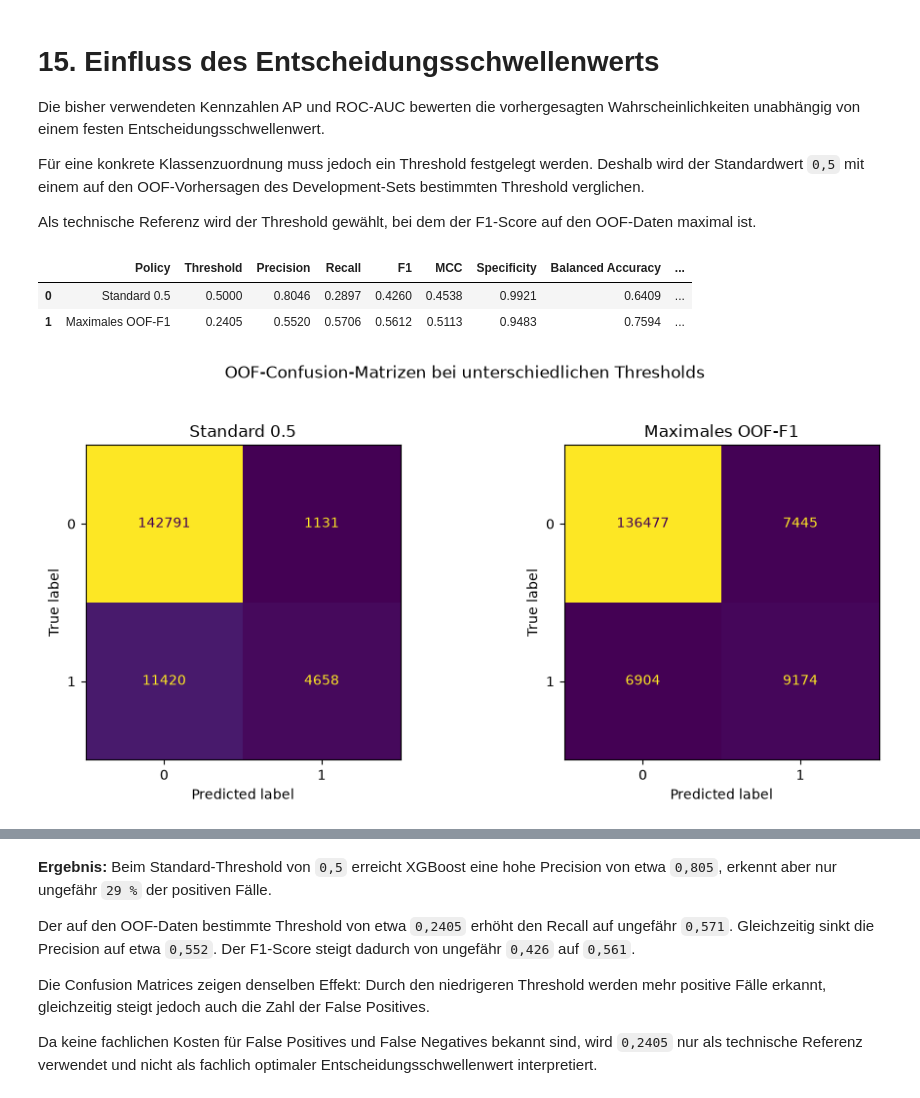
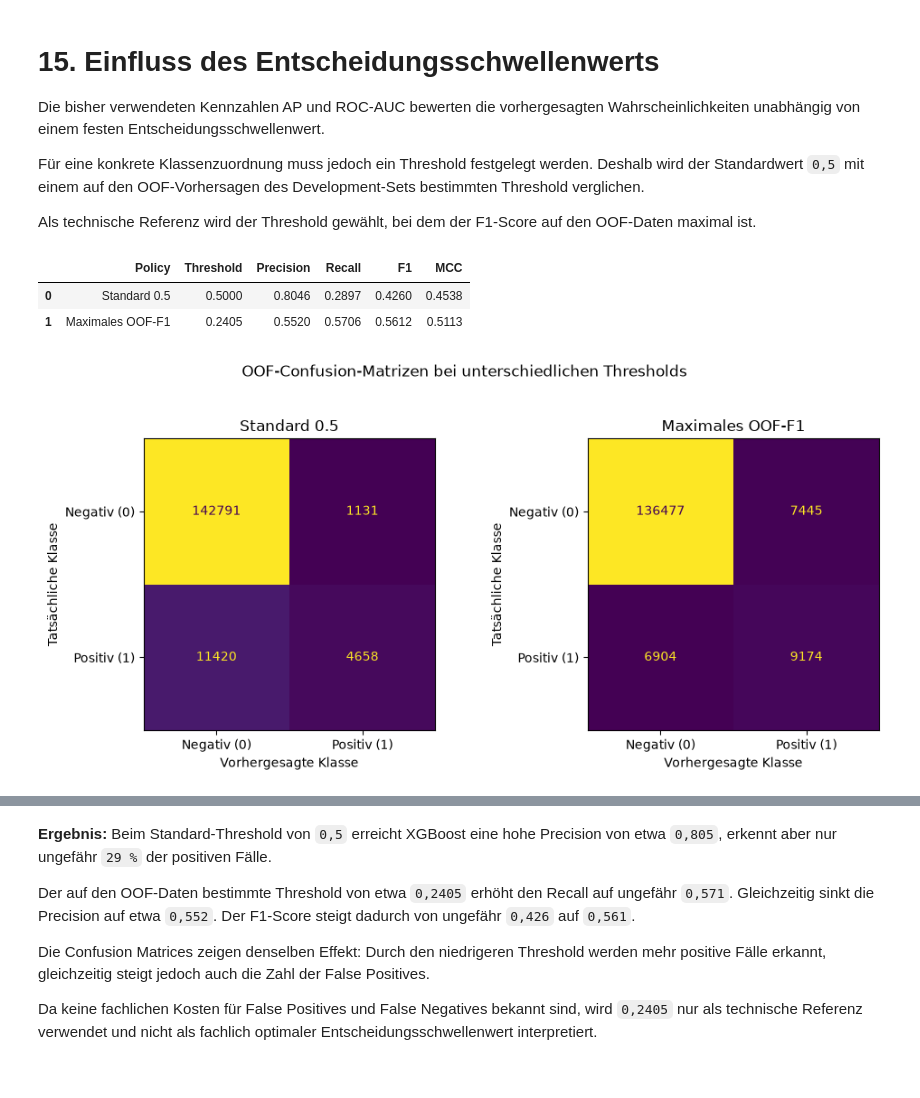
Before and after one commit to Cypshu/ADA_Project, a Jupyter notebook: Ang/Santander_Analysis_Final_Masterentwurf.ipynb, the cells around one changed output, grey strips where cells are left out. Saved outputs shown, nothing was run; the diff lists cells and outputs as text; code cells hidden in the pictures.

```diff
--- a/Ang/Santander_Analysis_Final_Masterentwurf.ipynb
+++ b/Ang/Santander_Analysis_Final_Masterentwurf.ipynb
@@ -1987,7 +1998,7 @@ oof_predictions[model_name] = np.nan
 count_encoding_details = []
 
 for fold, (train_idx, validation_idx) in enumerate(
-    outer_cv.split(X_dev, y_dev),
+    outer_splits,
     start=1,
 ):
     X_outer_train = X_dev.iloc[train_idx]
@@ -2188,8 +2199,6 @@ fold_summary = (
         AP_Std=("AP", "std"),
         ROC_AUC_Mittel=("ROC-AUC", "mean"),
         ROC_AUC_Std=("ROC-AUC", "std"),
-        Log_Loss_Mittel=("Log Loss", "mean"),
-        Brier_Mittel=("Brier", "mean"),
     )
     .sort_values(
         "AP_Mittel",
@@ -2231,7 +2240,7 @@ ax.axvline(
 )
 
 ax.set_title("Modellvergleich: äußere 5-Fold-CV")
-ax.set_xlabel("Average Precision – Mittel ± 1 Std")
+ax.set_xlabel("Average Precision (Mittelwert ± Standardabweichung)")
 ax.legend()
 
 plt.tight_layout()
@@ -2274,17 +2283,21 @@ for ax, name in zip(
         y_dev,
         predictions,
         labels=[0, 1],
-        display_labels=["0", "1"],
-        values_format="d",
+        display_labels=["Negativ (0)", "Positiv (1)"],
+        normalize="true",
+        values_format=".1%",
         colorbar=False,
         ax=ax,
     )
 
+    ax.set_xlabel("Vorhergesagte Klasse")
+    ax.set_ylabel("Tatsächliche Klasse")
     ax.set_title(name)
 
 fig.suptitle(
-    "OOF-Confusion-Matrizen bei Threshold = 0,5",
-    y=1.02,
+    "OOF-Confusion-Matrizen bei Threshold = 0,5 "
+    "(zeilenweise normalisiert in Prozent)",
+    y=1.04,
 )
 
 plt.tight_layout()
@@ -2497,7 +2514,6 @@ from sklearn.metrics import (
     recall_score,
     f1_score,
     matthews_corrcoef,
-    balanced_accuracy_score,
 )
 
 best_model_name = fold_summary["AP_Mittel"].idxmax()
@@ -2519,17 +2535,12 @@ best_threshold = float(thresholds[best_f1_idx])
 def threshold_metrics(y_true, probabilities, threshold):
     predictions = (np.asarray(probabilities) >= threshold).astype(int)
     matrix = confusion_matrix(y_true, predictions)
-    tn, fp, _, _ = matrix.ravel()
-    specificity = tn / (tn + fp) if (tn + fp) else np.nan
     return {
         "Threshold": threshold,
         "Precision": precision_score(y_true, predictions, zero_division=0),
         "Recall": recall_score(y_true, predictions, zero_division=0),
         "F1": f1_score(y_true, predictions, zero_division=0),
         "MCC": matthews_corrcoef(y_true, predictions),
-        "Specificity": specificity,
-        "Balanced Accuracy": balanced_accuracy_score(y_true, predictions),
-        "Positiv vorhergesagt [%]": 100 * predictions.mean(),
     }, matrix
 
 
@@ -2551,38 +2562,40 @@ fig, axes = plt.subplots(1, 2, figsize=(10, 4.5))
 for ax, (policy, matrix) in zip(
     axes,
     confusion_matrices.items(),
 ):
     ConfusionMatrixDisplay(
         confusion_matrix=matrix,
-        display_labels=["0", "1"],
+        display_labels=["Negativ (0)", "Positiv (1)"],
     ).plot(
         ax=ax,
         colorbar=False,
         values_format="d",
     )
 
+    ax.set_xlabel("Vorhergesagte Klasse")
+    ax.set_ylabel("Tatsächliche Klasse")
     ax.set_title(policy)
 
 fig.suptitle(
     "OOF-Confusion-Matrizen bei unterschiedlichen Thresholds",
     y=1.03,
 )
 
 plt.tight_layout()
 
 save_figure(
     fig,
     "threshold_confusion_matrices_oof",
 )
 
 plt.show()
 
 threshold_results.to_csv(RESULT_DIR / "threshold_metrics_oof.csv", index=False)
 # %% [output]
-|  | Policy | Threshold | Precision | Recall | F1 | MCC | Specificity | Balanced Accuracy | ... |
-| 0 | Standard 0.5 | 0.5000 | 0.8046 | 0.2897 | 0.4260 | 0.4538 | 0.9921 | 0.6409 | ... |
-| 1 | Maximales OOF-F1 | 0.2405 | 0.5520 | 0.5706 | 0.5612 | 0.5113 | 0.9483 | 0.7594 | ... |
+|  | Policy | Threshold | Precision | Recall | F1 | MCC |
+| 0 | Standard 0.5 | 0.5000 | 0.8046 | 0.2897 | 0.4260 | 0.4538 |
+| 1 | Maximales OOF-F1 | 0.2405 | 0.5520 | 0.5706 | 0.5612 | 0.5113 |
-[figure, old version]
+[figure, new version]
 # %%
 fig, ax = plt.subplots(figsize=(8, 5))
 ax.plot(thresholds, precision_curve[:-1], label="Precision")
```
Also changed, not shown: parts of 30 cells of this notebook.
